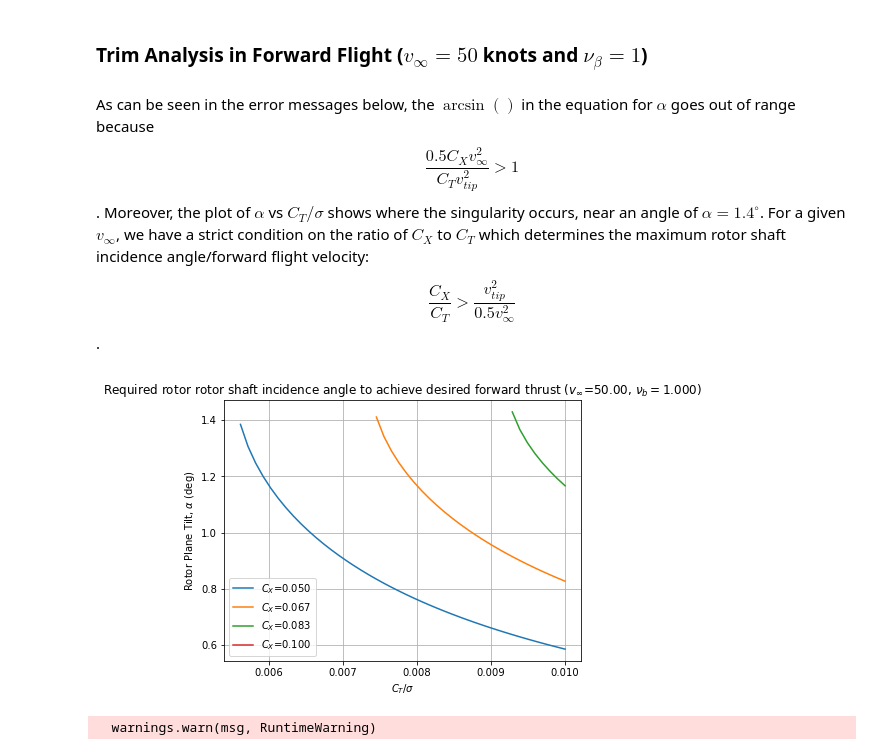
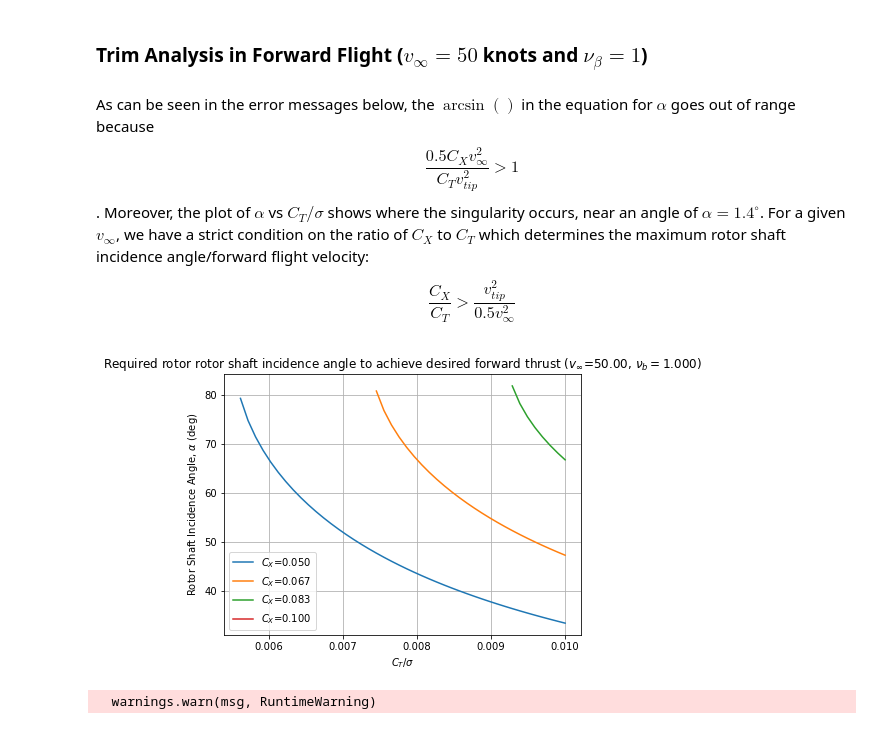
Before and after one commit to nruhl25/HoveringVehicleDesign, a Jupyter notebook: proj2/proj2_report.ipynb, the cells around one changed output. Saved outputs shown, nothing was run; the diff lists cells and outputs as text; code cells hidden in the pictures.

```diff
--- a/proj2/proj2_report.ipynb
+++ b/proj2/proj2_report.ipynb
@@ -63,7 +64,7 @@ from plotter import plot_trim_vary_flap_frequency, plot_trim_vary_velocity, plot
 N_CT = 50
 N_CX = 4
 CT_norm_list = np.linspace(0.005, 0.01, N_CT)
-CT_list = CT_norm_list*sigma
+CT_list = sigma*CT_norm_list
 CX_list = np.linspace(0.05, 0.1, N_CX)
 # %% [markdown]
 ### Trim Analysis in Hover ($v_\infty=0$ knots, $\nu_\beta=1.0$)
@@ -133,14 +134,14 @@ plot_rotor_trim(trim1_tuple)
 # %% [markdown]
 As can be seen in the error messages below, the $\arcsin()$ in the equation for $\alpha$ goes out of range because $$\frac{0.5C_X v^2_\infty}{C_T v^2_{tip}} > 1$$. Moreover, the plot of $\alpha$ vs $C_T/\sigma$ shows where the singularity occurs, near an angle of $\alpha = 1.4^\circ$. For a given $v_\infty$, we have a strict condition on the ratio of $C_X$ to $C_T$ which determines the maximum rotor shaft incidence angle/forward flight velocity:
 
-$$\frac{C_X}{C_T} > \frac{v^2_{tip}}{0.5 v^2_\infty}$$.
+$$\frac{C_X}{C_T} > \frac{v^2_{tip}}{0.5 v^2_\infty}$$
 # %%
 v_inf = knots2mps(50)  # m/s (since vtip is defined in m/s)
 nu_b = 1.0
 
-plot_rotor_disc_tilt(CX_list, CT_norm_list, v_inf, nu_b)
+plot_rotor_disc_tilt(CX_list, CT_list, v_inf, nu_b)
 # %% [output]
-[figure, old version]
+[figure, new version]
 # %%
 trims = calc_trims_array(CX_list, CT_list, v_inf, nu_b)
 trim1_tuple = (CX_list, CT_list, v_inf, nu_b, trims) # info relevant to trim1
```
Also changed, not shown: parts of 8 cells of this notebook, 3 other files.
